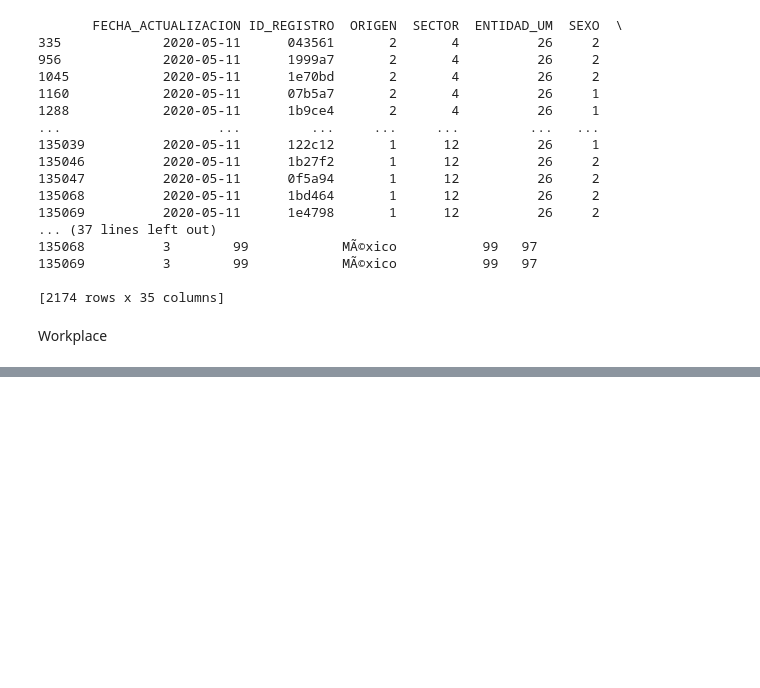
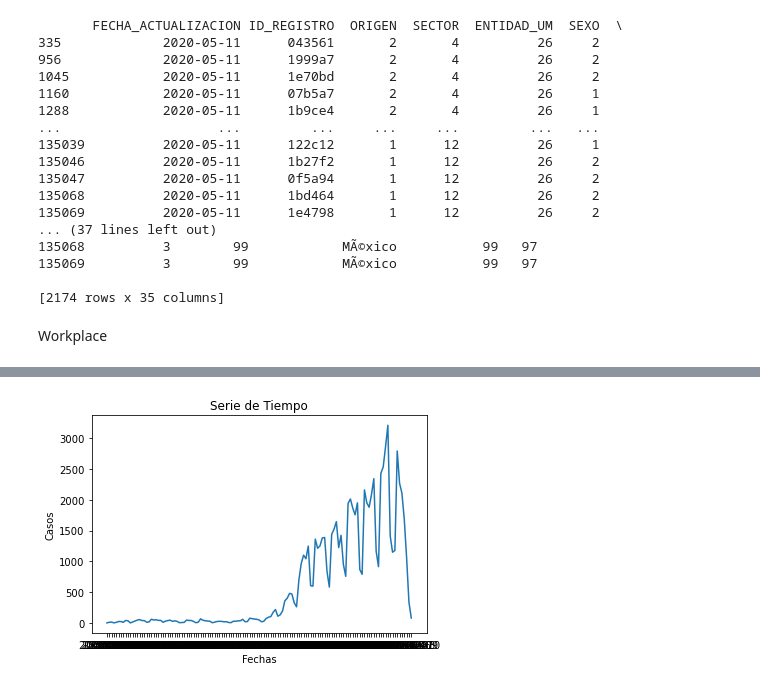
Before and after one commit to mcd-unison/examen-prog, a Jupyter notebook: code.ipynb, the cells around one changed output, grey strips where cells are left out. Cells and saved outputs as stored; diff of their text form; code cells hidden in the pictures; blank space fills up the shorter version.

```diff
--- a/code.ipynb
+++ b/code.ipynb
@@ -53,0 +70,13 @@ df2.to_csv('tabla2.csv')
+# %%
+confirmados = df.query("RESULTADO==2")
+fechas = confirmados.groupby('FECHA_INGRESO').count()
+fechas.drop(fechas.iloc[:, 1:34], inplace = True, axis = 1)
+fechas.columns=['Cantidad']
+
+mpl.plot(fechas.index,fechas.Cantidad)
+mpl.title("Serie de Tiempo")
+mpl.xlabel("Fechas")
+mpl.ylabel("Casos")
+mpl.savefig('figura2.png',bbox_inches='tight',facecolor='w')
+# %% [output]
+[figure, added]
```
Also changed, not shown: parts of 5 cells of this notebook, 3 other files.
